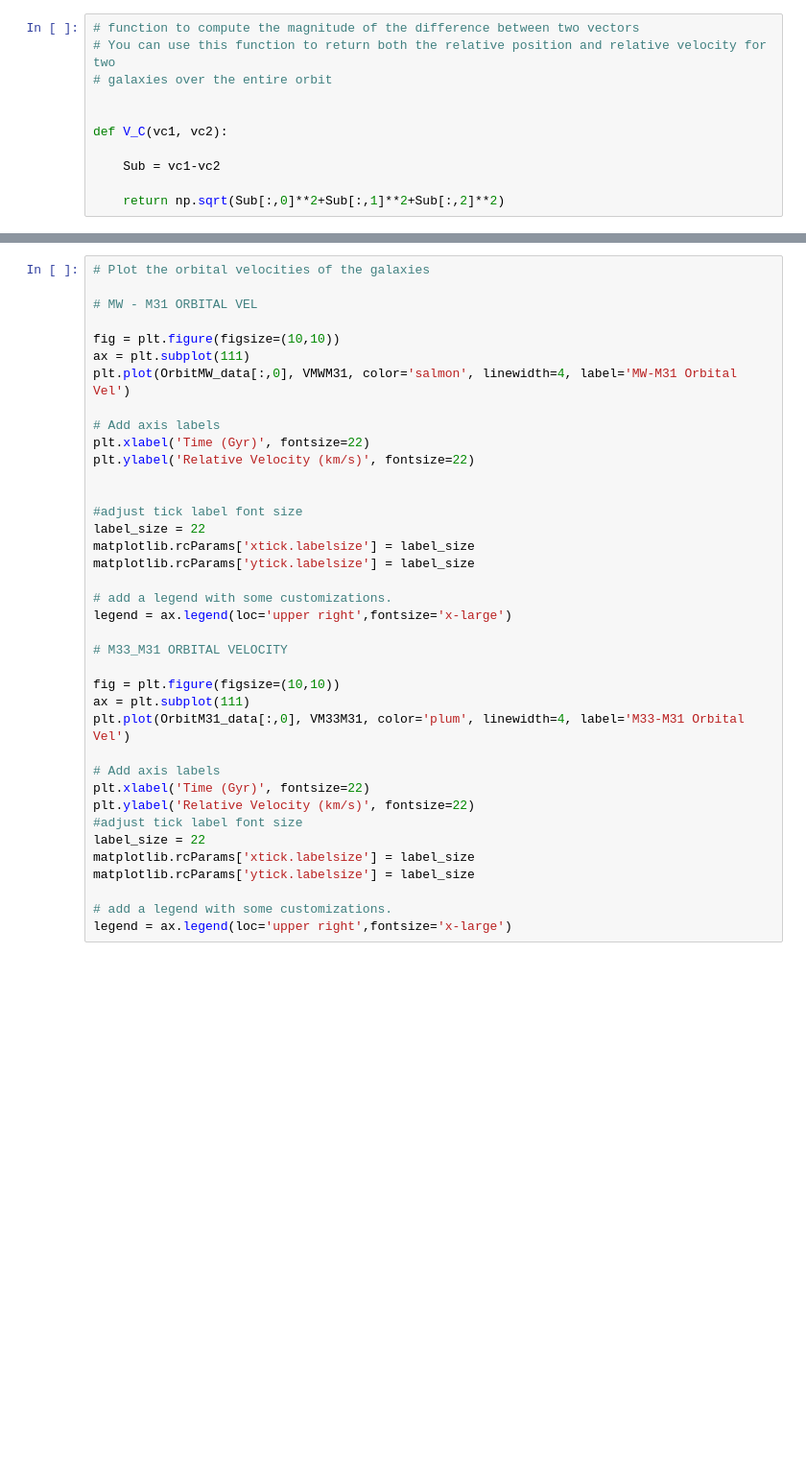
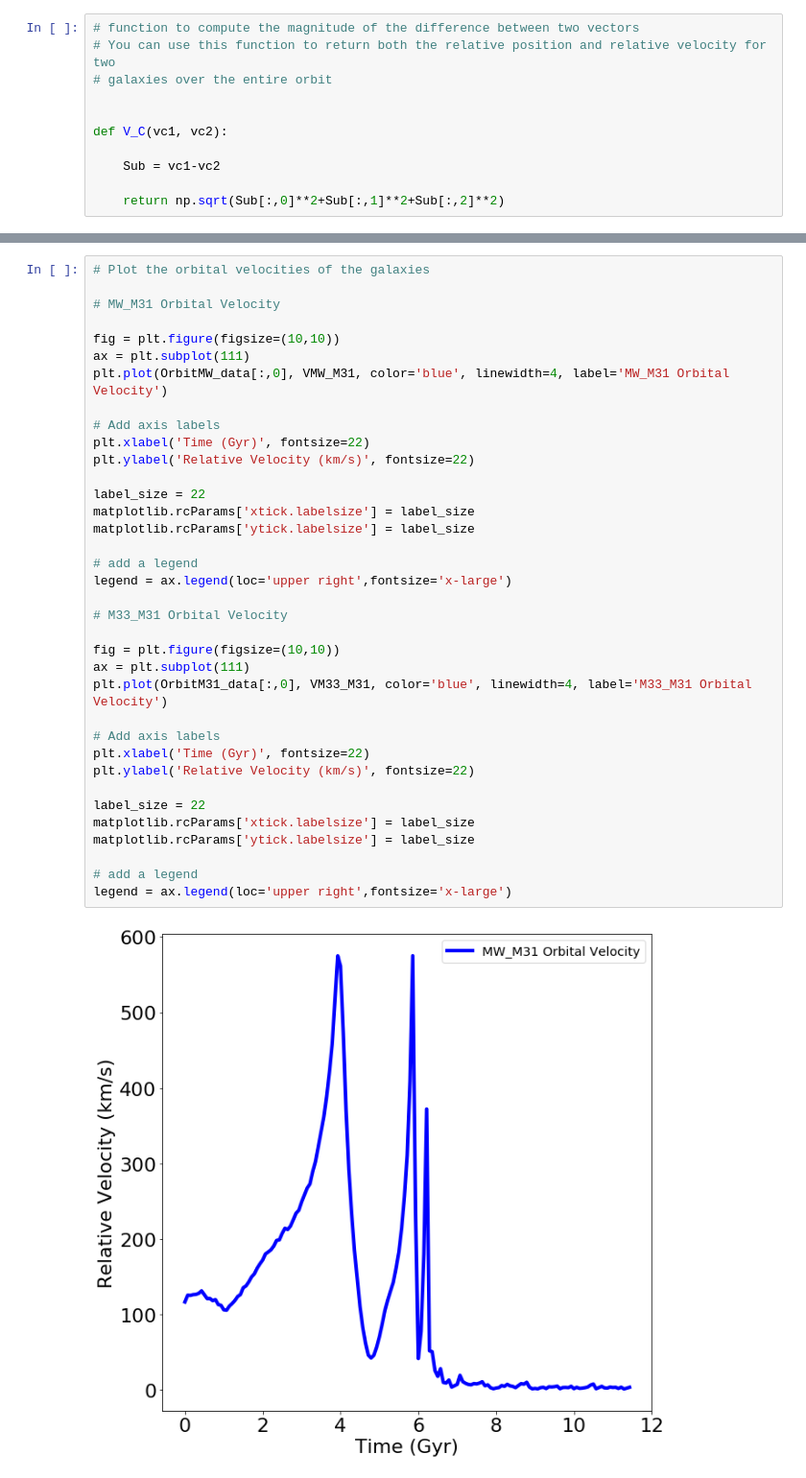
Before and after one commit to kyubito/400B_MASINI, a Jupyter notebook: Homeworks/Homework6/OrbitCOM.ipynb, the cells around one changed output, grey strips where cells are left out. Shown at 96% size. Cells and saved outputs as stored; diff of their text form; blank space fills up the shorter version.

```diff
--- a/Homeworks/Homework6/OrbitCOM.ipynb
+++ b/Homeworks/Homework6/OrbitCOM.ipynb
@@ -164,38 +181,38 @@ legend = ax.legend(loc='upper right',fontsize='x-large')
 # %%
 # Plot the orbital velocities of the galaxies
 
-# MW - M31 ORBITAL VEL
+# MW_M31 Orbital Velocity
 
 fig = plt.figure(figsize=(10,10))
 ax = plt.subplot(111)
-plt.plot(OrbitMW_data[:,0], VMWM31, color='salmon', linewidth=4, label='MW-M31 Orbital Vel')
+plt.plot(OrbitMW_data[:,0], VMW_M31, color='blue', linewidth=4, label='MW_M31 Orbital Velocity')
 
 # Add axis labels
 plt.xlabel('Time (Gyr)', fontsize=22)
 plt.ylabel('Relative Velocity (km/s)', fontsize=22)
 
-
-#adjust tick label font size
 label_size = 22
 matplotlib.rcParams['xtick.labelsize'] = label_size
 matplotlib.rcParams['ytick.labelsize'] = label_size
 
-# add a legend with some customizations.
+# add a legend
 legend = ax.legend(loc='upper right',fontsize='x-large')
 
-# M33_M31 ORBITAL VELOCITY
+# M33_M31 Orbital Velocity
 
 fig = plt.figure(figsize=(10,10))
 ax = plt.subplot(111)
-plt.plot(OrbitM31_data[:,0], VM33M31, color='plum', linewidth=4, label='M33-M31 Orbital Vel')
+plt.plot(OrbitM31_data[:,0], VM33_M31, color='blue', linewidth=4, label='M33_M31 Orbital Velocity')
 
 # Add axis labels
 plt.xlabel('Time (Gyr)', fontsize=22)
 plt.ylabel('Relative Velocity (km/s)', fontsize=22)
-#adjust tick label font size
+
 label_size = 22
 matplotlib.rcParams['xtick.labelsize'] = label_size
 matplotlib.rcParams['ytick.labelsize'] = label_size
 
-# add a legend with some customizations.
+# add a legend
 legend = ax.legend(loc='upper right',fontsize='x-large')
+# %% [output]
+[figure, added]
```
Also changed, not shown: parts of 10 cells of this notebook.
